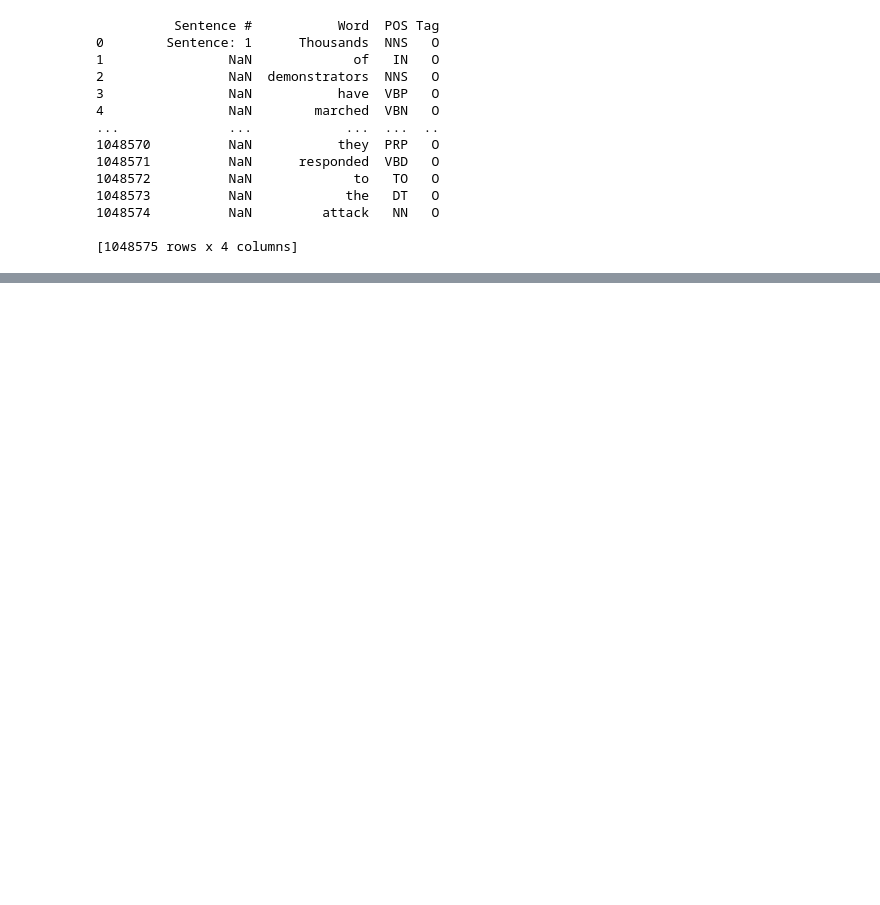
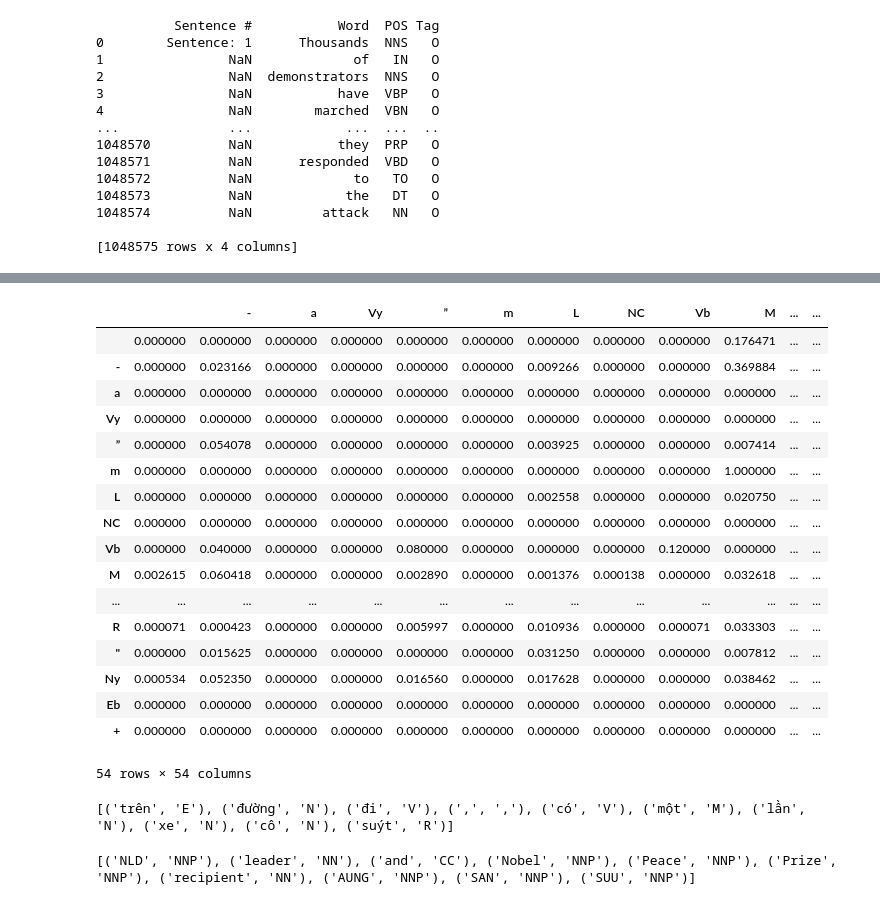
Before and after one commit to HiepDoTrong/NLP, a Jupyter notebook: Lab7_POS_Tagging.ipynb, the cells around one changed output, grey strips where cells are left out. Saved outputs shown, nothing was run; the diff lists cells and outputs as text; code cells hidden in the pictures; blank space fills up the shorter version.

```diff
--- a/Lab7_POS_Tagging.ipynb
+++ b/Lab7_POS_Tagging.ipynb
@@ -61,0 +289,12 @@ len(vocab), len(tags)
+# %%
+vi_train = []
+
+with open('vi_train.txt', 'r', encoding='utf-8') as f:
+    lines = f.readlines()
+
+for line in lines:
+    pairs = line.split()
+    for pair in pairs:
+        if '/' in pair:
+            word, pos = pair.rsplit('/', 1)
+            vi_train.append((word.lower(), pos))
@@ -61,0 +321,12 @@ len(vocab), len(tags)
+# %%
+vi_test = []
+
+with open('vi_test.txt', 'r', encoding='utf-8') as f:
+    lines = f.readlines()
+
+for line in lines:
+    pairs = line.split()
+    for pair in pairs:
+        if '/' in pair:
+            word, pos = pair.rsplit('/', 1)
+            vi_test.append((word.lower(), pos))
@@ -61,0 +353,7 @@ len(vocab), len(tags)
+# %%
+vi_tags = {tag for word,tag in vi_train}
+print(len(vi_tags))
+print(vi_tags)
+
+# check total words in vocabulary
+vi_vocab = {word for word,tag in vi_train}
@@ -61,0 +363,7 @@ len(vocab), len(tags)
+# %%
+vi_tags_matrix = np.zeros((len(vi_tags), len(vi_tags)), dtype='float32')
+for i, t1 in enumerate(list(vi_tags)):
+    for j, t2 in enumerate(list(vi_tags)):
+        vi_tags_matrix[i, j] = t2_given_t1(t2, t1, vi_train)[0]/t2_given_t1(t2, t1, vi_train)[1]
+
+print(vi_tags_matrix)
@@ -61,0 +384,22 @@ len(vocab), len(tags)
+# %%
+vi_tags_df = pd.DataFrame(vi_tags_matrix, columns = list(vi_tags), index=list(vi_tags))
+display(vi_tags_df)
+# %% [output]
+|  |  | - | a | Vy | ” | m | L | NC | Vb | M | ... | ... |
+|  | 0.000000 | 0.000000 | 0.000000 | 0.000000 | 0.000000 | 0.000000 | 0.000000 | 0.000000 | 0.000000 | 0.176471 | ... | ... |
+| - | 0.000000 | 0.023166 | 0.000000 | 0.000000 | 0.000000 | 0.000000 | 0.009266 | 0.000000 | 0.000000 | 0.369884 | ... | ... |
+| a | 0.000000 | 0.000000 | 0.000000 | 0.000000 | 0.000000 | 0.000000 | 0.000000 | 0.000000 | 0.000000 | 0.000000 | ... | ... |
+| Vy | 0.000000 | 0.000000 | 0.000000 | 0.000000 | 0.000000 | 0.000000 | 0.000000 | 0.000000 | 0.000000 | 0.000000 | ... | ... |
+| ” | 0.000000 | 0.054078 | 0.000000 | 0.000000 | 0.000000 | 0.000000 | 0.003925 | 0.000000 | 0.000000 | 0.007414 | ... | ... |
+| m | 0.000000 | 0.000000 | 0.000000 | 0.000000 | 0.000000 | 0.000000 | 0.000000 | 0.000000 | 0.000000 | 1.000000 | ... | ... |
+| L | 0.000000 | 0.000000 | 0.000000 | 0.000000 | 0.000000 | 0.000000 | 0.002558 | 0.000000 | 0.000000 | 0.020750 | ... | ... |
+| NC | 0.000000 | 0.000000 | 0.000000 | 0.000000 | 0.000000 | 0.000000 | 0.000000 | 0.000000 | 0.000000 | 0.000000 | ... | ... |
+| Vb | 0.000000 | 0.040000 | 0.000000 | 0.000000 | 0.080000 | 0.000000 | 0.000000 | 0.000000 | 0.120000 | 0.000000 | ... | ... |
+| M | 0.002615 | 0.060418 | 0.000000 | 0.000000 | 0.002890 | 0.000000 | 0.001376 | 0.000138 | 0.000000 | 0.032618 | ... | ... |
+| ... | ... | ... | ... | ... | ... | ... | ... | ... | ... | ... | ... | ... |
+| R | 0.000071 | 0.000423 | 0.000000 | 0.000000 | 0.005997 | 0.000000 | 0.010936 | 0.000000 | 0.000071 | 0.033303 | ... | ... |
+| " | 0.000000 | 0.015625 | 0.000000 | 0.000000 | 0.000000 | 0.000000 | 0.031250 | 0.000000 | 0.000000 | 0.007812 | ... | ... |
+| Ny | 0.000534 | 0.052350 | 0.000000 | 0.000000 | 0.016560 | 0.000000 | 0.017628 | 0.000000 | 0.000000 | 0.038462 | ... | ... |
+| Eb | 0.000000 | 0.000000 | 0.000000 | 0.000000 | 0.000000 | 0.000000 | 0.000000 | 0.000000 | 0.000000 | 0.000000 | ... | ... |
+| + | 0.000000 | 0.000000 | 0.000000 | 0.000000 | 0.000000 | 0.000000 | 0.000000 | 0.000000 | 0.000000 | 0.000000 | ... | ... |
+54 rows × 54 columns
@@ -61,0 +409,8 @@ len(vocab), len(tags)
+# %%
+print(vi_train[:10])
+# %% [output]
+[('trên', 'E'), ('đường', 'N'), ('đi', 'V'), (',', ','), ('có', 'V'), ('một', 'M'), ('lần', 'N'), ('xe', 'N'), ('cô', 'N'), ('suýt', 'R')]
+# %%
+print(train_tagged_words[:10])
+# %% [output]
+[('NLD', 'NNP'), ('leader', 'NN'), ('and', 'CC'), ('Nobel', 'NNP'), ('Peace', 'NNP'), ('Prize', 'NNP'), ('recipient', 'NN'), ('AUNG', 'NNP'), ('SAN', 'NNP'), ('SUU', 'NNP')]
```
Also changed, not shown: parts of 29 cells of this notebook, 2 other files.
